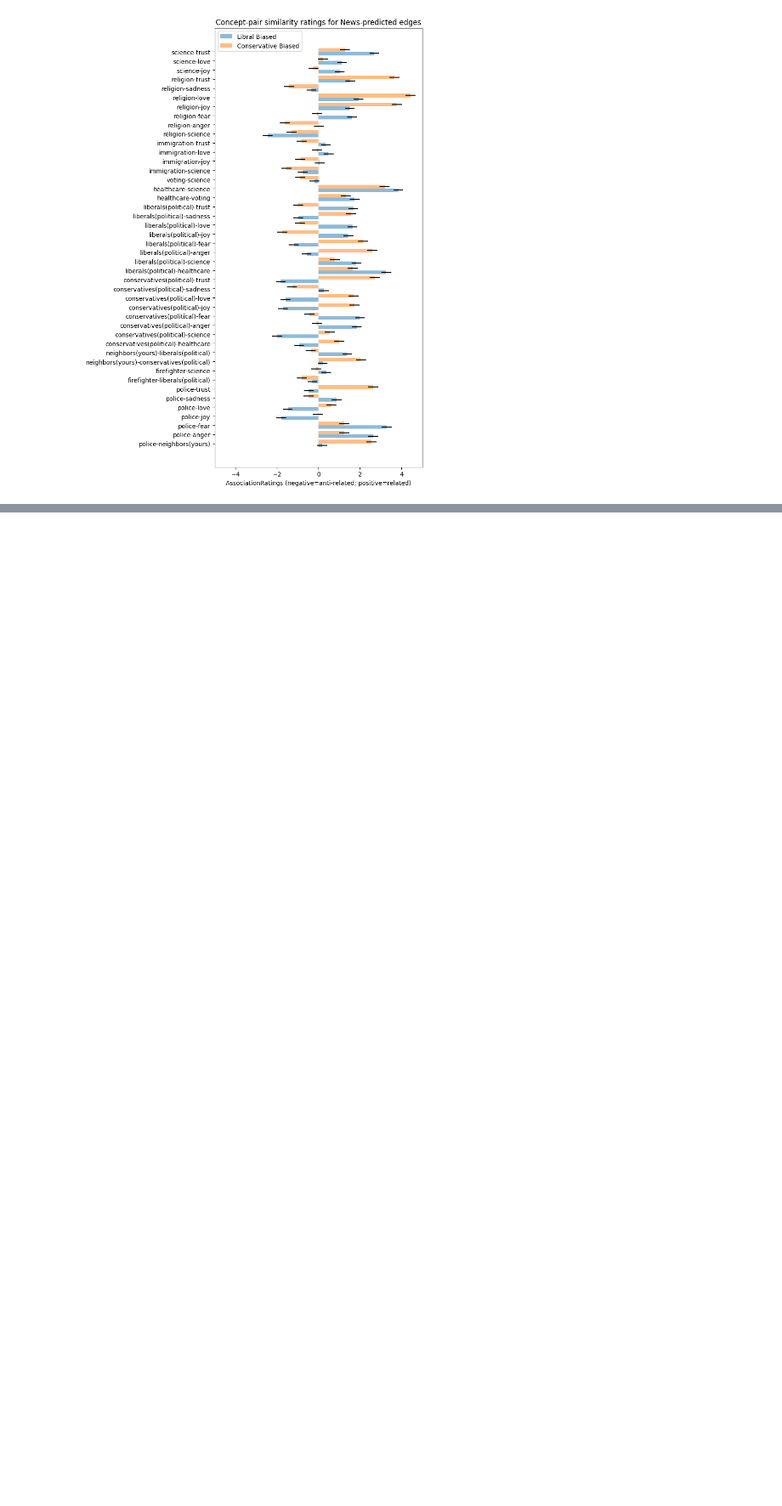
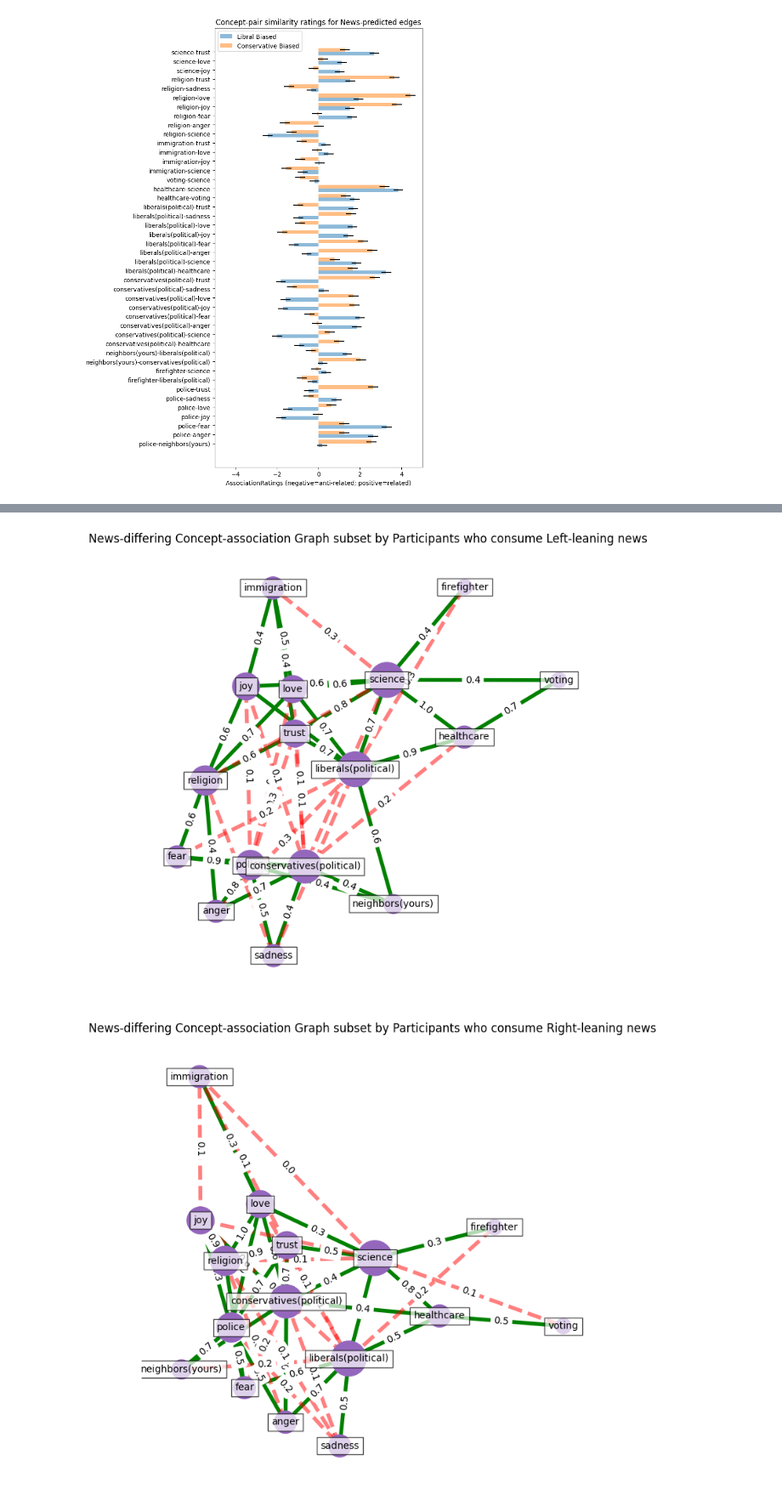
Before and after one commit to ExCaLBBR/ExCaLBBR_Projects, a Jupyter notebook: SocioenvironmentalGeometry/code/ConceptGeo_AnalysisPipeline.ipynb, the cells around one changed output, grey strips where cells are left out. Shown at 85% size. Saved outputs shown, nothing was run; the diff lists cells and outputs as text; code cells hidden in the pictures; blank space fills up the shorter version.

```diff
--- a/SocioenvironmentalGeometry/code/ConceptGeo_AnalysisPipeline.ipynb
+++ b/SocioenvironmentalGeometry/code/ConceptGeo_AnalysisPipeline.ipynb
@@ -964,3 +1005,68 @@ plt.show()
+# %%
+# @title Draw graph of significant edges across news consumption
+#Draw graph of significant edges across bias in news consumption
+
+#Draw Graph for participants who consume left-leaning news media
+Gnl = nx.Graph()
+for e in range(len(conceptPairsNews)):
+  Gnl.add_edge(conceptPairsNews[e][0], conceptPairsNews[e][1], weight = round(lfPRaM_sigEdges_grph_mean[e],1))
+
+pos = nx.spring_layout(Gnl, iterations=10000, seed=9)  # positions for all nodes - seed for reproducibility
+
+# Format nodes
+lfPRaM_graphCentrality = round(pd.Series(nx.degree_centrality(Gnl)),2) #make size of nodes proportional to centrality
+nx.draw_networkx_nodes(Gnl, pos, node_size=(lfPRaM_graphCentrality*2000), node_color = 'tab:purple')
+label_options = {"ec": "k", "fc": "white", "alpha": 0.7}
+nx.draw_networkx_labels(Gnl, pos, font_size=10, bbox=label_options)
+
+# Format edges
+elarge = [(u, v) for (u, v, d) in Gnl.edges(data=True) if d["weight"] > (0 - min(lfPRaM_sigEdges_mean)) / (max(lfPRaM_sigEdges_mean) - min(lfPRaM_sigEdges_mean))]
+esmall = [(u, v) for (u, v, d) in Gnl.edges(data=True) if d["weight"] <= (0 - min(lfPRaM_sigEdges_mean)) / (max(lfPRaM_sigEdges_mean) - min(lfPRaM_sigEdges_mean))]
+nx.draw_networkx_edges(Gnl, pos, edgelist=elarge, edge_color="g", width=4) #specify attractor edges
+nx.draw_networkx_edges(Gnl, pos, edgelist=esmall, width=4, alpha=0.5, edge_color="r", style="dashed") #specify deflector edges
+edge_labels = nx.get_edge_attributes(Gnl, "weight") #add edge labels
+nx.draw_networkx_edge_labels(Gnl, pos, edge_labels) #add labels
+
+#Set figure parameters
+ax = plt.gca()
+plt.axis("off")
+plt.title('News-differing Concept-association Graph subset by Participants who consume Left-leaning news')
+plt.rcParams["figure.figsize"] = [7, 7]
+plt.rcParams["figure.autolayout"] = True
+plt.show()
+
+
+
+#Draw Graph for participants who consume right-leaning news media
+Gnr = nx.Graph()
+for e in range(len(conceptPairsNews)):
+  Gnr.add_edge(conceptPairsNews[e][0], conceptPairsNews[e][1], weight = round(rtPRaM_sigEdges_grph_mean[e],1))
+
+pos = nx.spring_layout(Gnr, iterations=10000, seed=9)  # positions for all nodes - seed for reproducibility
+
+# Format nodes
+rfPRaM_graphCentrality = round(pd.Series(nx.degree_centrality(Gnr)),2) #make size of nodes proportional to centrality
+nx.draw_networkx_nodes(Gnr, pos, node_size=(rfPRaM_graphCentrality*2000), node_color = 'tab:purple')
+label_options = {"ec": "k", "fc": "white", "alpha": 0.7}
+nx.draw_networkx_labels(Gnr, pos, font_size=10, bbox=label_options)
+
+# Format edges
+elarge = [(u, v) for (u, v, d) in Gnr.edges(data=True) if d["weight"] > (0 - min(rtPRaM_sigEdges_mean)) / (max(rtPRaM_sigEdges_mean) - min(rtPRaM_sigEdges_mean))]
+esmall = [(u, v) for (u, v, d) in Gnr.edges(data=True) if d["weight"] <= (0 - min(rtPRaM_sigEdges_mean)) / (max(rtPRaM_sigEdges_mean) - min(rtPRaM_sigEdges_mean))]
+nx.draw_networkx_edges(Gnr, pos, edgelist=elarge, edge_color="g", width=4) #specify attractor edges
+nx.draw_networkx_edges(Gnr, pos, edgelist=esmall, width=4, alpha=0.5, edge_color="r", style="dashed") #specify deflector edges
+edge_labels = nx.get_edge_attributes(Gnr, "weight") #add edge labels
+nx.draw_networkx_edge_labels(Gnr, pos, edge_labels) #add labels
+
+#Set figure parameters
+ax = plt.gca()
+plt.axis("off")
+plt.title('News-differing Concept-association Graph subset by Participants who consume Right-leaning news')
+plt.rcParams["figure.figsize"] = [7, 7]
+plt.show()
+# %% [output]
+[figure, added]
+[figure, added]
 # %%
 #Create random graph by scrambing associations to statistical test
 
```
Also changed, not shown: parts of 5 cells of this notebook.
